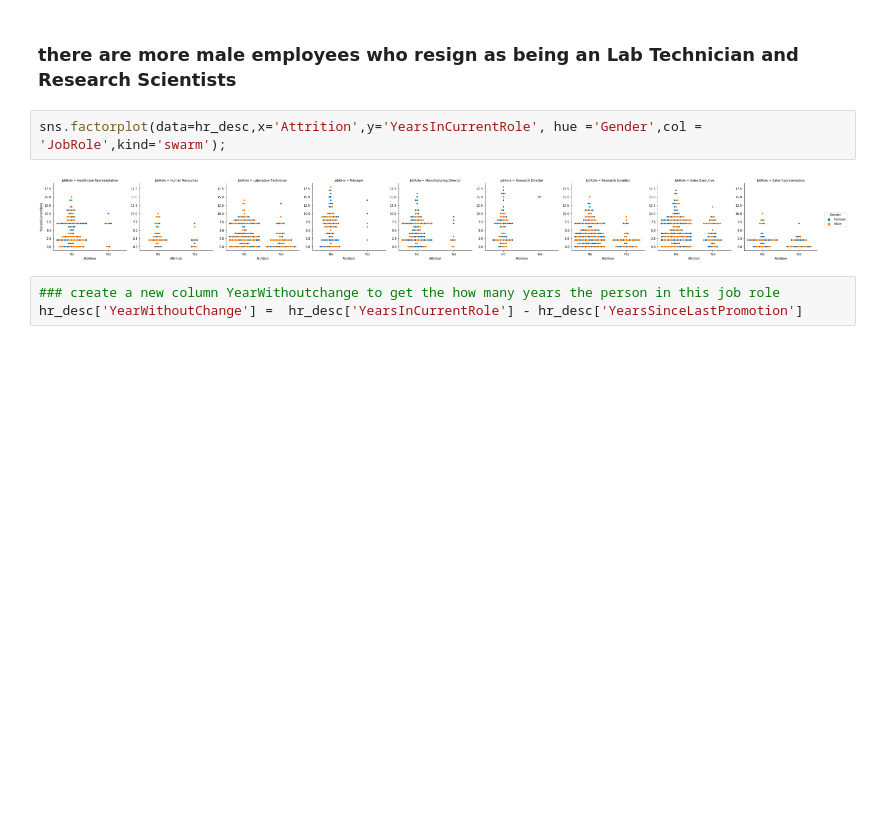
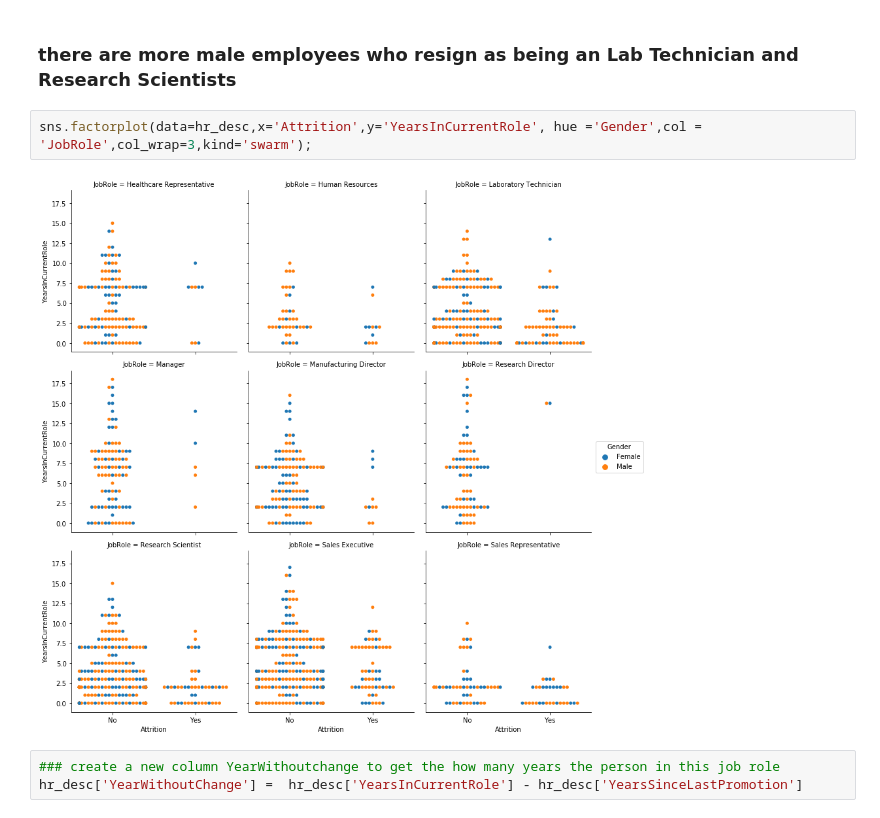
Before and after one commit to suhasinipallai/HR_Attrition_Performance, a Jupyter notebook: Analysis_modeling_widgets.ipynb, the cells around one changed output. Cells and saved outputs as stored; diff of their text form; blank space fills up the shorter version.

```diff
--- a/Analysis_modeling_widgets.ipynb
+++ b/Analysis_modeling_widgets.ipynb
@@ -207,9 +207,9 @@ sns.factorplot(data=hr_desc,x='Attrition',y='YearsAtCompany', hue ='Gender',col
 # %% [markdown]
 ### there are more male employees who resign as being an Lab Technician and Research Scientists
 # %%
-sns.factorplot(data=hr_desc,x='Attrition',y='YearsInCurrentRole', hue ='Gender',col = 'JobRole',kind='swarm');
+sns.factorplot(data=hr_desc,x='Attrition',y='YearsInCurrentRole', hue ='Gender',col = 'JobRole',col_wrap=3,kind='swarm');
 # %% [output]
-[figure, old version]
+[figure, new version]
 # %%
 ### create a new column YearWithoutchange to get the how many years the person in this job role
 hr_desc['YearWithoutChange'] =  hr_desc['YearsInCurrentRole'] - hr_desc['YearsSinceLastPromotion']
```
Also changed, not shown: parts of 14 cells of this notebook.
